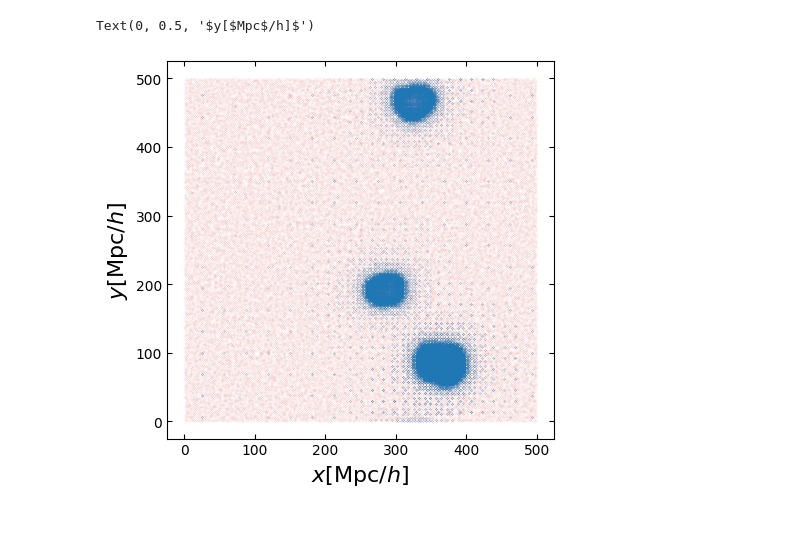
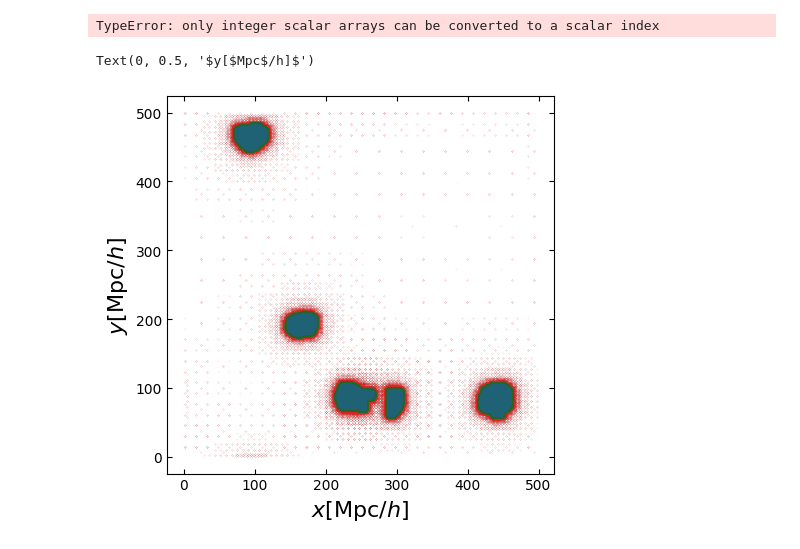
Before and after one commit to fgmaion/MTNG-resims, a Jupyter notebook: Notebooks/zoom_ICs_test_June_12.ipynb, the cells around one changed output. Saved outputs shown, nothing was run; the diff lists cells and outputs as text; code cells hidden in the pictures.

Commit message:
Halo selection for DM-only version of MTNG

```diff
--- a/Notebooks/zoom_ICs_test_June_12.ipynb
+++ b/Notebooks/zoom_ICs_test_June_12.ipynb
@@ -23,0 +9,37 @@ pos_low = dd.vstack(arrays)
+# %%
+#def read_zoom():
+
+base = "/cosmos_storage/data_sharing/tmp_resims/snapdir_000/"
+
+files = ["snapshot_ics_000.{:d}.hdf5".format(ifile) for ifile in range(32)]
+
+with h5py.File(base+files[0], 'r') as f:
+    NpartTotal = np.uint64(f['Header'].attrs['NumPart_Total'])
+
+pos1 = np.zeros((NpartTotal[1], 3), dtype=np.float32)
+pos2 = np.zeros((NpartTotal[2], 3), dtype=np.float32)
+pos3 = np.zeros((NpartTotal[3], 3), dtype=np.float32)
+
+istart1 = np.uint64(0); istart2 = np.uint64(0); istart3 = np.uint64(0)
+for ffname in files:
+    with h5py.File(base+ffname, 'r') as f:
+        npts1 = np.uint64(f['Header'].attrs['NumPart_ThisFile'][1])
+        npts2 = np.uint64(f['Header'].attrs['NumPart_ThisFile'][2])
+        npts3 = np.uint64(f['Header'].attrs['NumPart_ThisFile'][3])
+
+        print(
+            'Read data for {0}/{1} {1}/{2} {3}/{4} particles...'.format(
+                istart1+npts1, NpartTotal[1], istart2+npts2, NpartTotal[2], istart3+npts3, NpartTotal[3]))
+
+        if npts1 >0:
+            pos1[istart1:istart1 + npts1] = f[u'PartType1']['Coordinates'][()]
+        if npts2 >0:
+            pos2[istart2:istart2 + npts2] = f[u'PartType2']['Coordinates'][()]
+        if npts3 >0:
+            pos3[istart3:istart3 + npts3] = f[u'PartType3']['Coordinates'][()]
+
+    istart1 += npts1
+    istart2 += npts2
+    istart3 += npts3
+
+#    return {'pos':pos}
@@ -24,11 +64,16 @@ pos_low = dd.vstack(arrays)
+# %%
+zoom = read_zoom()
+# %% [output]
+TypeError: only integer scalar arrays can be converted to a scalar index
 # %%
 fig, ax = plt.subplots(dpi=100, figsize=(5,5))
 
-ax.scatter(pos_low[::10000,0], pos_low[::10000,1], marker='.',s=0.001, color='C3', label='Particle-3')
-ax.scatter(pos[:,0], pos[:,1], marker='.',s=0.001, color='C0', label='Particle-1')
+ax.scatter(pos3[:,0], pos3[:,1], marker='.', s=0.0005, color='C3')
+ax.scatter(pos2[:,0], pos2[:,1], marker='.', s=0.0005, color='C2')
+ax.scatter(pos1[:,0], pos1[:,1], marker='.', s=0.0005, color='C0')
 
 ax.set_xlabel('$x[$Mpc$/h]$', fontsize=16)
 ax.set_ylabel('$y[$Mpc$/h]$', fontsize=16)
 # %% [output]
 Text(0, 0.5, '$y[$Mpc$/h]$')
-[figure, old version]
+[figure, new version]
```
Also changed, not shown: parts of 4 cells of this notebook, 2 other files.
